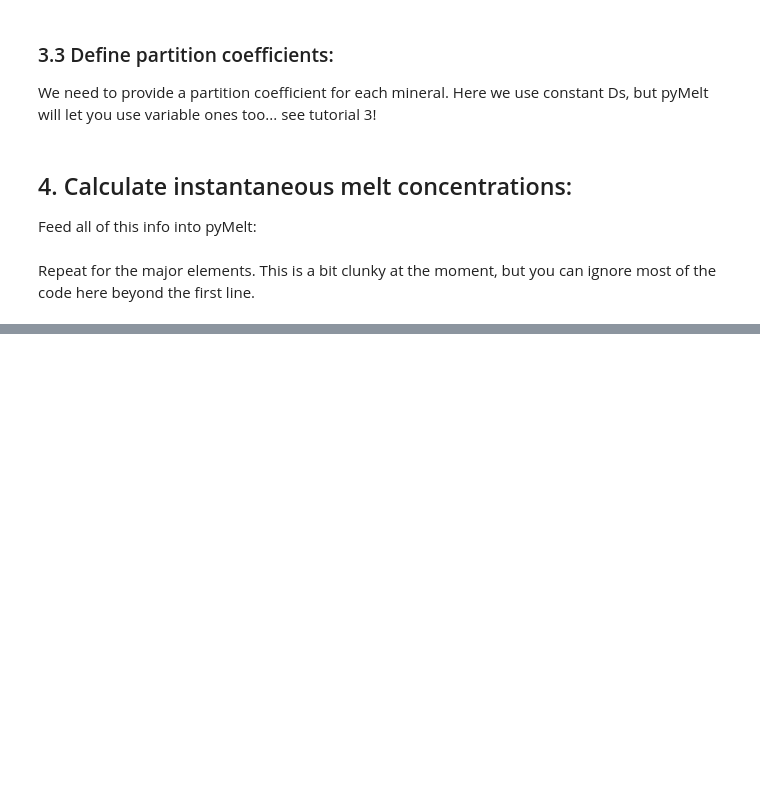
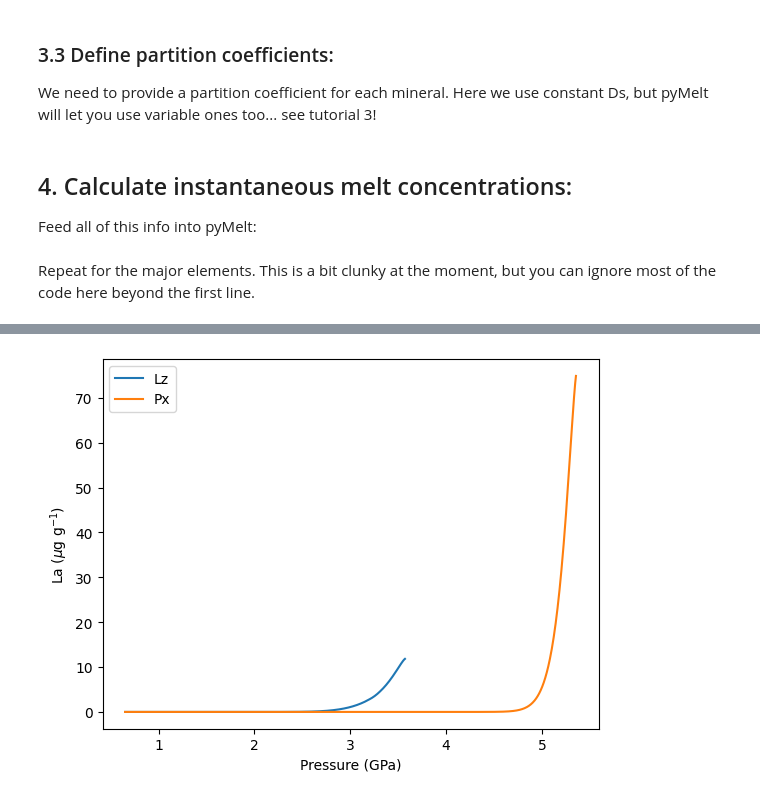
Before and after one commit to simonwmatthews/pyMelt, a Jupyter notebook: docs/tutorial/tutorial4.ipynb, the cells around one changed output, grey strips where cells are left out. Cells and saved outputs as stored; diff of their text form; code cells hidden in the pictures; blank space fills up the shorter version.

```diff
--- a/docs/tutorial/tutorial4.ipynb
+++ b/docs/tutorial/tutorial4.ipynb
@@ -439,0 +366,14 @@ plt.show()
+# %%
+f, a = plt.subplots()
+
+a.plot(geo.P, geo.lithologies['lz'].La, label='Lz')
+a.plot(geo.P, geo.lithologies['px'].La, label='Px')
+
+a.set_xlabel('Pressure (GPa)')
+a.set_ylabel('La ($\mu$g g$^{-1}$)')
+
+a.legend()
+
+plt.show()
+# %% [output]
+[figure, added]
```
Also changed, not shown: parts of 20 cells of this notebook, 12 other files.
